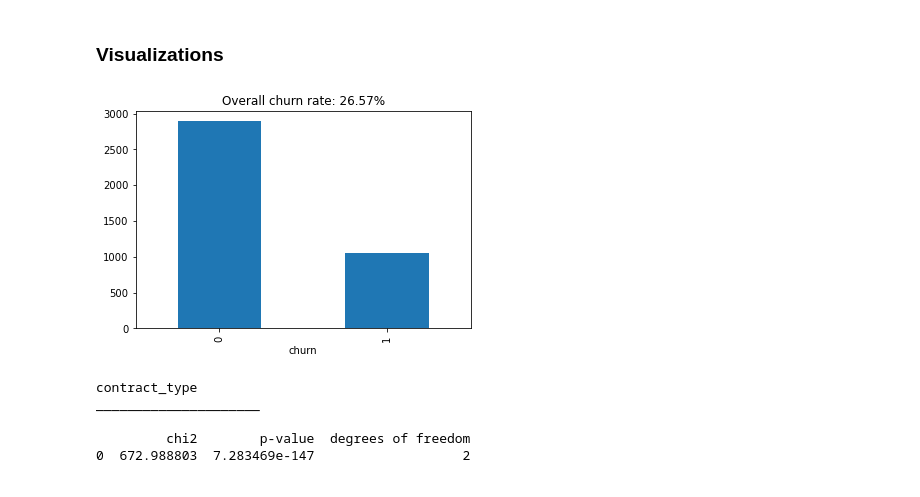
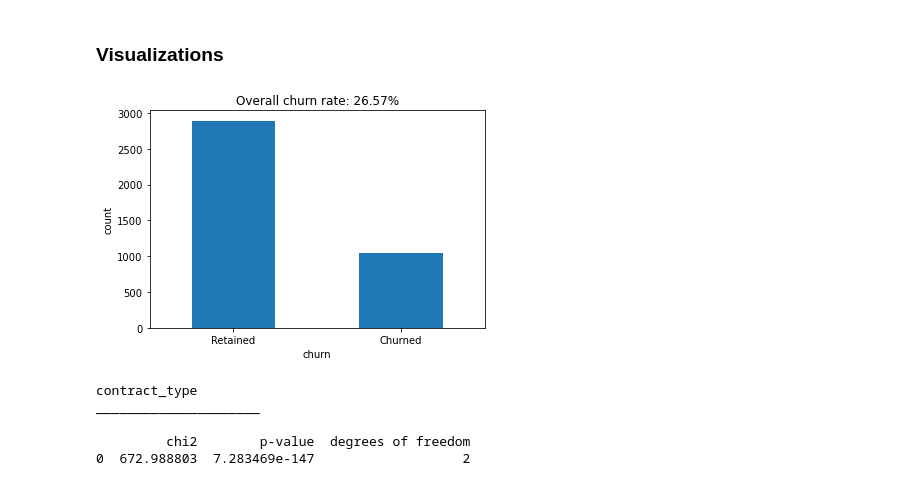
Before and after one commit to chadallen210/telco_classification_project, a Jupyter notebook: telco_classification_final_notebook.ipynb, the cells around one changed output. Cells and saved outputs as stored; diff of their text form; code cells hidden in the pictures.

```diff
--- a/telco_classification_final_notebook.ipynb
+++ b/telco_classification_final_notebook.ipynb
@@ -238,12 +240,14 @@ train.shape, validate.shape, test.shape
 # %%
 # overall churn rate
 train.churn.value_counts().sort_index().plot.bar()
 churn_rate = train.churn.mean()
 plt.title(f'Overall churn rate: {churn_rate:.2%}')
 plt.xlabel('churn')
+plt.xticks(ticks=[1, 0], labels=['Churned', 'Retained'], rotation=0)
+plt.ylabel('count')
 plt.show()
 # %% [output]
-[figure, old version]
+[figure, new version]
 # %%
 # create variable groups and assign the target variable
 # use top 4 variables that were identified to have 20% or greater correlation
```
Also changed, not shown: parts of 12 cells of this notebook.
